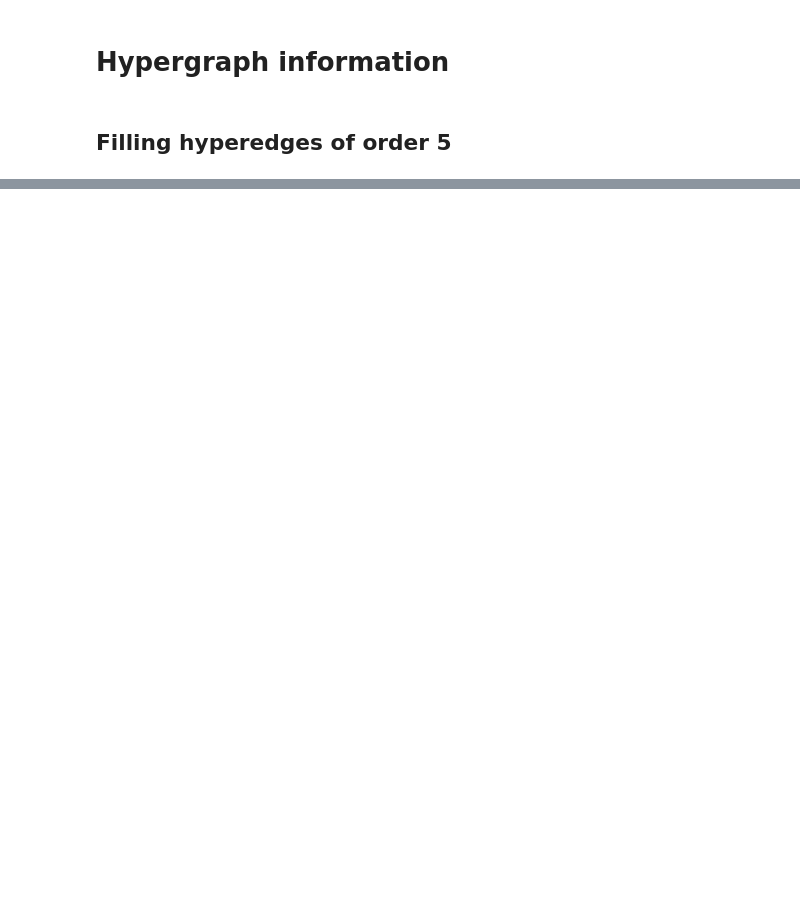
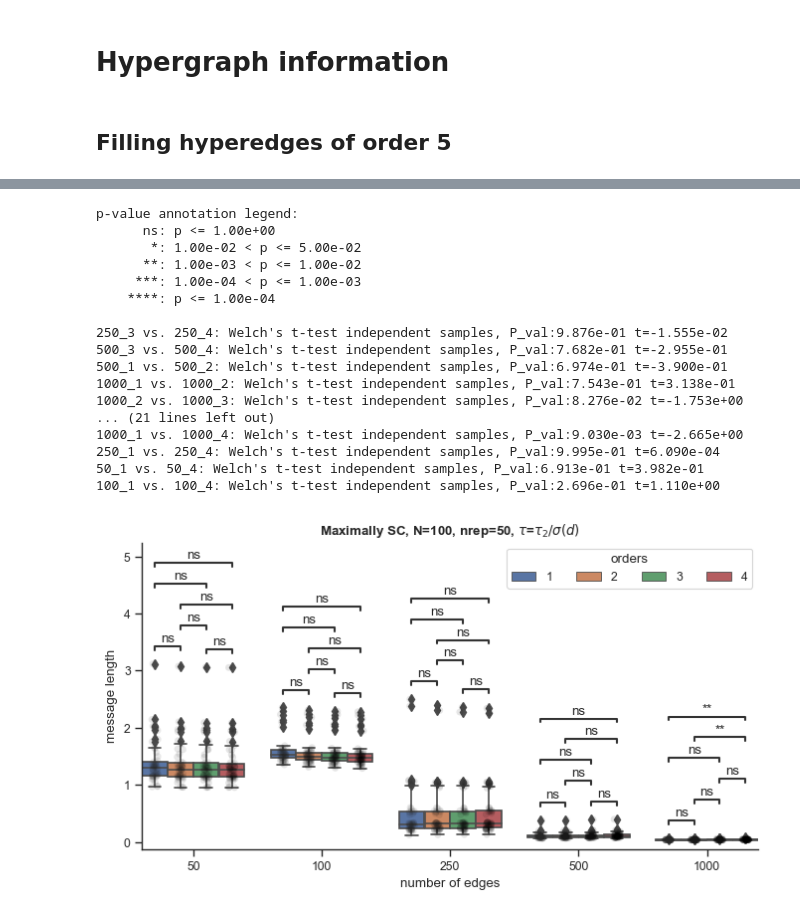
Before and after one commit to maximelucas/hypergraph_reducibility, a Jupyter notebook: notebooks/test_rescaling_MSC.ipynb, the cells around one changed output, grey strips where cells are left out. Cells and saved outputs as stored; diff of their text form; code cells hidden in the pictures; blank space fills up the shorter version.

```diff
--- a/notebooks/test_rescaling_MSC.ipynb
+++ b/notebooks/test_rescaling_MSC.ipynb
@@ -221,0 +279,64 @@ p-value annotation legend:
+# %%
+for i, s in enumerate([50,100,250,500,1000]):
+    message_lengths[s] = pad_arr_list(message_lengths[s])
+
+df = pd.DataFrame.from_dict(message_lengths, orient="index").stack().to_frame()
+
+for i, d in enumerate(orders):
+    df[d] = df[0].apply(lambda x: x[i])
+
+df = df[orders]
+
+dff = df.reset_index(names=["number of edges", "rep"]).melt(
+    id_vars=["number of edges", "rep"],
+    value_vars=orders,
+    var_name="order",
+    value_name="message length",
+)
+# %%
+fix, ax = plt.subplots(figsize=(8, 4))
+
+sb.boxplot(data=dff, hue="order", y="message length", x="number of edges", ax=ax)#, **box_params)
+plt.legend(title= "orders",ncols = 4)
+
+sb.stripplot(data=dff, hue="order", y="message length", x="number of edges", ax=ax, color="black", dodge=True, alpha=0.1, legend=False)
+
+sb.despine()
+ax.set_title(rf"Maximally SC, N={N}, nrep={50}, $\tau$=$\tau_2/\sigma(d)$", weight="bold")
+
+
+pairs = []
+for p in [50,100,250,500,1000]:
+    pairs.append( [(p, 3), (p, 4) ] )
+    pairs.append( [(p, 1), (p, 2) ] )
+    pairs.append( [(p, 1), (p, 3) ] )
+    pairs.append( [(p, 1), (p, 4) ] )
+    pairs.append( [(p, 2), (p, 3) ] )
+    pairs.append( [(p, 2), (p, 4) ] )
+
+annotator = Annotator(ax, pairs, data=dff, x="number of edges", y="message length", hue="order")
+annotator.configure(test='t-test_welch', text_format='star', loc='inside')
+annotator.apply_and_annotate()
+
+#fig_name = f"message_length_RHG_N{N}_pwiring_{sparsity_scales}_nreps_{n_rep}_boxplot"
+fig_name = f"message_length_MSC_N_100_d_50_100_250_500_1000_char_tau2_1_rescaled_boxplot"
+#plt.savefig(f"{out_dir}{fig_name}.png", dpi=250, bbox_inches="tight")
+# %% [output]
+p-value annotation legend:
+      ns: p <= 1.00e+00
+       *: 1.00e-02 < p <= 5.00e-02
+      **: 1.00e-03 < p <= 1.00e-02
+     ***: 1.00e-04 < p <= 1.00e-03
+    ****: p <= 1.00e-04
+
+250_3 vs. 250_4: Welch's t-test independent samples, P_val:9.876e-01 t=-1.555e-02
+500_3 vs. 500_4: Welch's t-test independent samples, P_val:7.682e-01 t=-2.955e-01
+500_1 vs. 500_2: Welch's t-test independent samples, P_val:6.974e-01 t=-3.900e-01
+1000_1 vs. 1000_2: Welch's t-test independent samples, P_val:7.543e-01 t=3.138e-01
+1000_2 vs. 1000_3: Welch's t-test independent samples, P_val:8.276e-02 t=-1.753e+00
+... (21 lines left out)
+1000_1 vs. 1000_4: Welch's t-test independent samples, P_val:9.030e-03 t=-2.665e+00
+250_1 vs. 250_4: Welch's t-test independent samples, P_val:9.995e-01 t=6.090e-04
+50_1 vs. 50_4: Welch's t-test independent samples, P_val:6.913e-01 t=3.982e-01
+100_1 vs. 100_4: Welch's t-test independent samples, P_val:2.696e-01 t=1.110e+00
+[figure, added]
```
Also changed, not shown: parts of 7 cells of this notebook.
